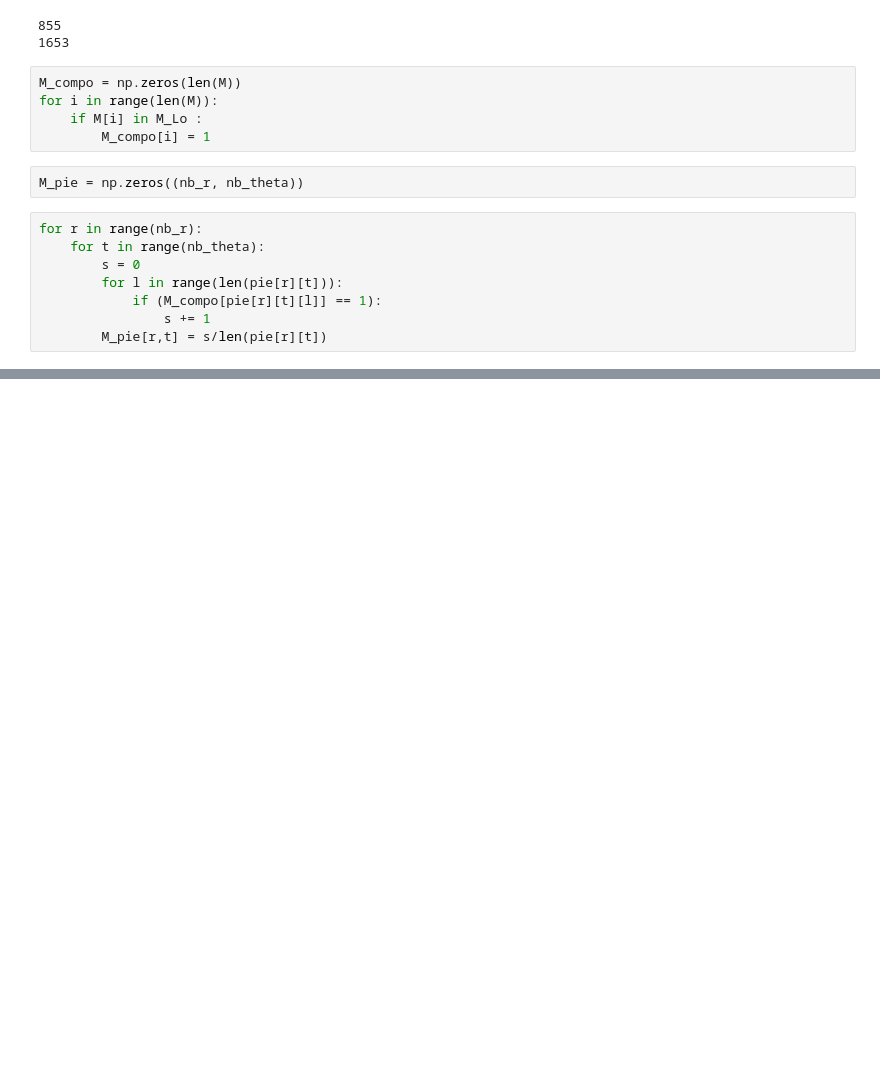
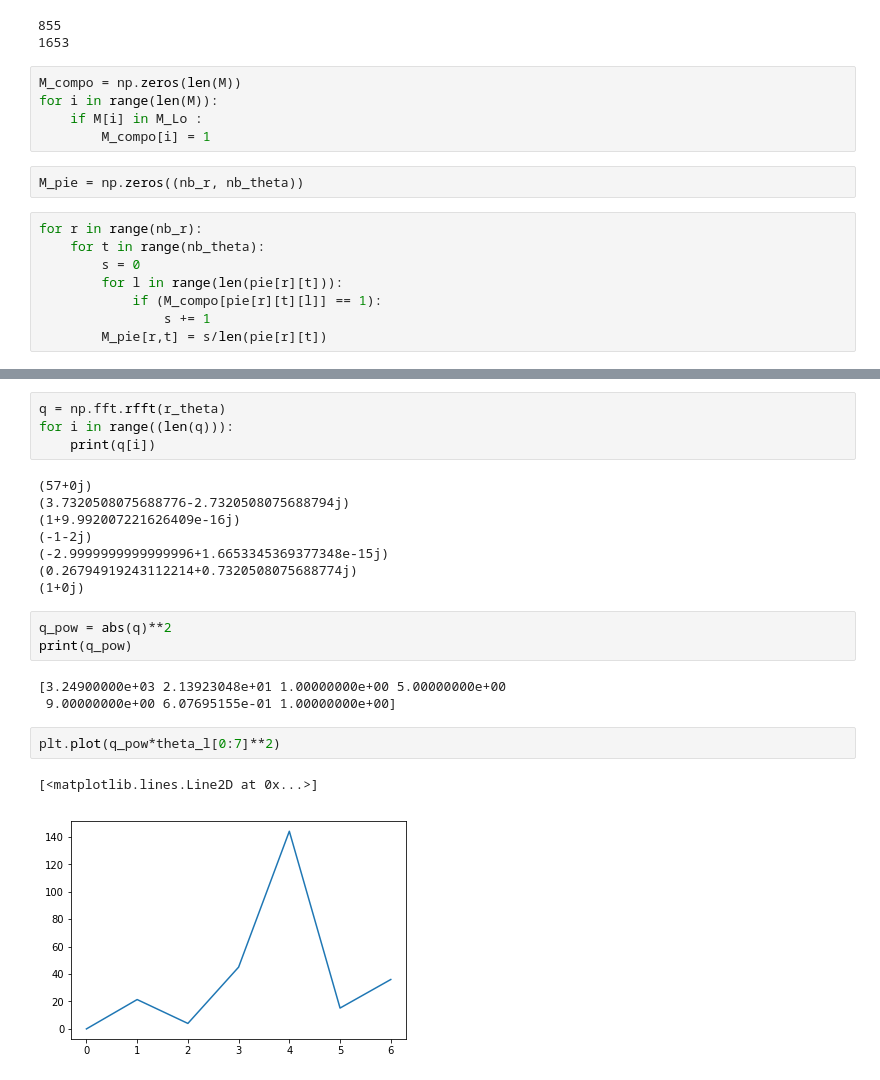
Before and after one commit to JulieCornet/scripts_analysis, a Jupyter notebook: line_tension.ipynb, the cells around one changed output, grey strips where cells are left out. Drawn from its saved outputs; the diff is of its cells as text; blank space fills up the shorter version.

```diff
--- a/line_tension.ipynb
+++ b/line_tension.ipynb
@@ -531,0 +555,23 @@ print(boundary)
+# %%
+q = np.fft.rfft(r_theta)
+for i in range((len(q))):
+    print(q[i])
+# %% [output]
+(57+0j)
+(3.7320508075688776-2.7320508075688794j)
+(1+9.992007221626409e-16j)
+(-1-2j)
+(-2.9999999999999996+1.6653345369377348e-15j)
+(0.26794919243112214+0.7320508075688774j)
+(1+0j)
+# %%
+q_pow = abs(q)**2
+print(q_pow)
+# %% [output]
+[3.24900000e+03 2.13923048e+01 1.00000000e+00 5.00000000e+00
+ 9.00000000e+00 6.07695155e-01 1.00000000e+00]
+# %%
+plt.plot(q_pow*theta_l[0:7]**2)
+# %% [output]
+[<matplotlib.lines.Line2D at 0x...>]
+[figure, added]
```
Also changed, not shown: parts of 14 cells of this notebook, 3 other files.
